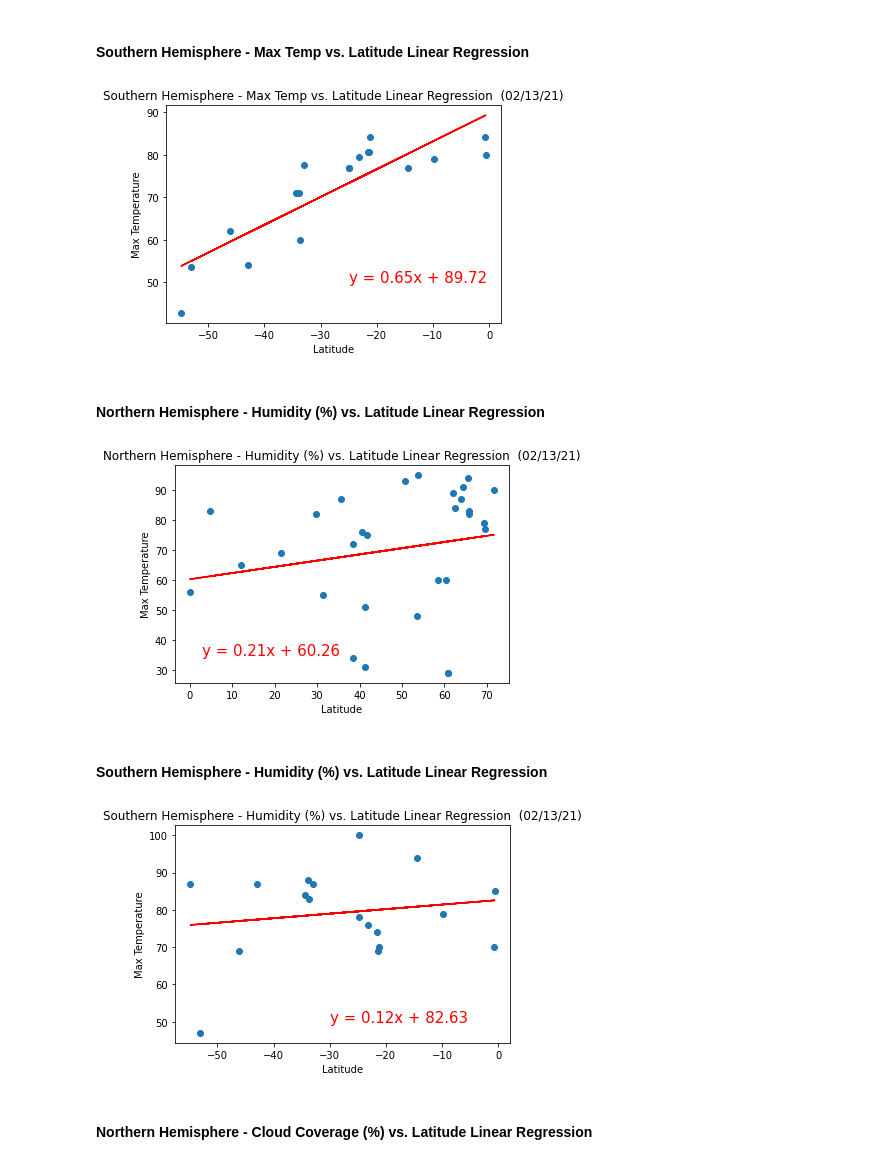
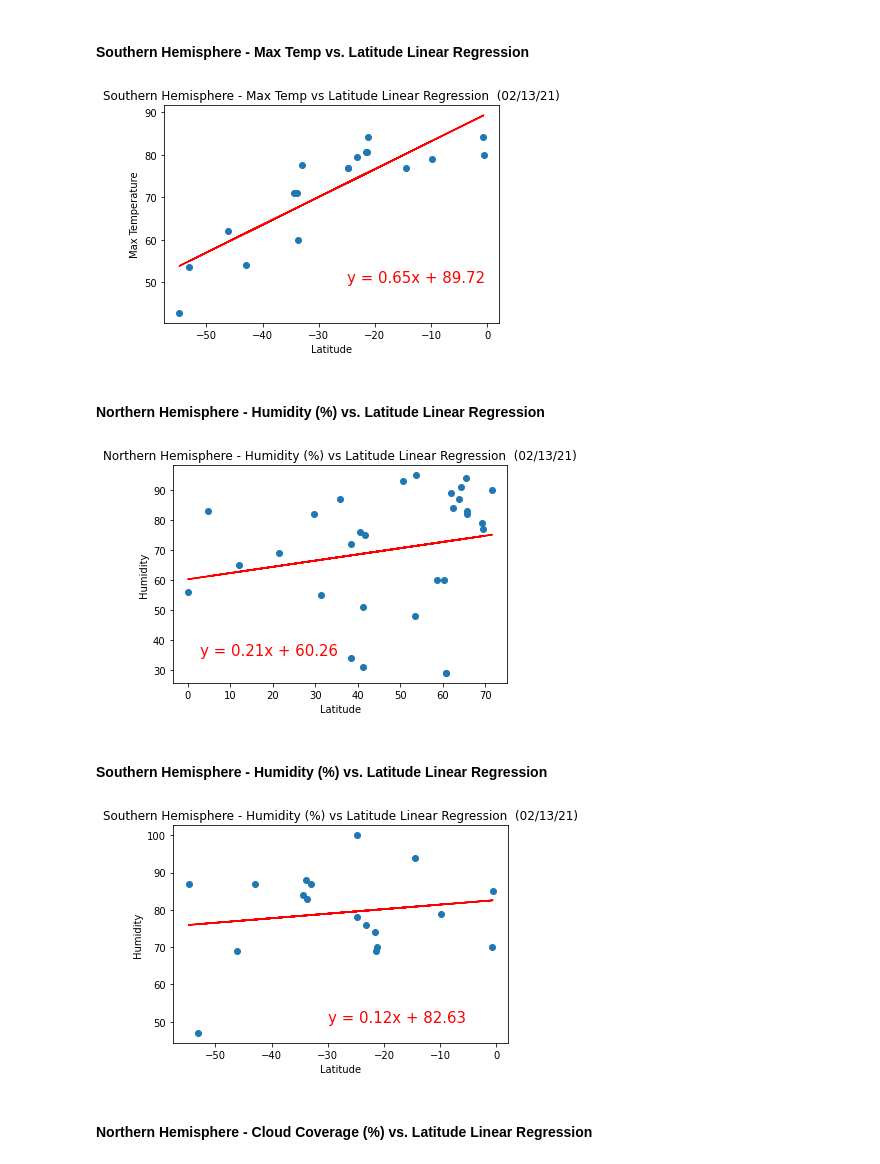
Before and after one commit to RachelFizel/Python-APIs, a Jupyter notebook: WeatherPy/WeatherPy.ipynb, the cells around one changed output. Drawn from its saved outputs; the diff is of its cells as text; code cells hidden in the pictures.

```diff
--- a/WeatherPy/WeatherPy.ipynb
+++ b/WeatherPy/WeatherPy.ipynb
@@ -275,9 +275,8 @@ print(w_slope)
 # %%
 #function
 # Add the linear regression equation and line to plot
-def find_lin_reg(x_values, y_values, title, cordinates):
-#x_values = housing_data['RM']
-#y_values = housing_data['MEDV']
+def find_lin_reg(x_values, y_values, title, y_label, cordinates):
+
     (slope, intercept, rvalue, pvalue, stderr) = linregress(x_values, y_values)
     regress_values = x_values * slope + intercept
     line_eq = "y = " + str(round(slope,2)) + "x + " + str(round(intercept,2))
@@ -285,10 +284,9 @@ def find_lin_reg(x_values, y_values, title, cordinates):
     plt.plot(x_values,regress_values,"r-")
     plt.annotate(line_eq,cordinates,fontsize=15,color="red")
     plt.xlabel('Latitude')
-    plt.ylabel(ylabel)
-    plt.title(ylabel)
+    plt.ylabel(y_label)
     plt.title((title + '  (%s)' % time.strftime("%x")))
-    plt.savefig('Finished')
+    plt.savefig(title)
     plt.show()
 # %%
 northern_data = clean_city_data.loc[clean_city_data["Latitude"]>= 0]
@@ -316,31 +315,34 @@ find_lin_reg(x_values, y_values, title, (5,-30))
 # %%
 x_values = southern_data["Latitude"]
 y_values = southern_data["Max Temperature"]
-title = "Southern Hemisphere - Max Temp vs. Latitude Linear Regression"
+title = "Southern Hemisphere - Max Temp vs Latitude Linear Regression"
+y_label = "Max Temperature"
 
-find_lin_reg(x_values, y_values, title, (-25,50))
+find_lin_reg(x_values, y_values, title, y_label, (-25,50))
 # %% [output]
-[figure, old version]
+[figure, new version]
 # %% [markdown]
 ####  Northern Hemisphere - Humidity (%) vs. Latitude Linear Regression
 # %%
 x_values = northern_data["Latitude"]
 y_values = northern_data["Humidity"]
-title = "Northern Hemisphere - Humidity (%) vs. Latitude Linear Regression"
+title = "Northern Hemisphere - Humidity (%) vs Latitude Linear Regression"
+y_label = "Humidity"
 
-find_lin_reg(x_values, y_values, title, (3,35))
+find_lin_reg(x_values, y_values, title, y_label, (3,35))
 # %% [output]
-[figure, old version]
+[figure, new version]
 # %% [markdown]
 ####  Southern Hemisphere - Humidity (%) vs. Latitude Linear Regression
 # %%
 x_values = southern_data["Latitude"]
 y_values = southern_data["Humidity"]
-title = "Southern Hemisphere - Humidity (%) vs. Latitude Linear Regression"
+title = "Southern Hemisphere - Humidity (%) vs Latitude Linear Regression"
+y_label = "Humidity"
 
-find_lin_reg(x_values, y_values, title, (-30,50))
+find_lin_reg(x_values, y_values, title, y_label, (-30,50))
 # %% [output]
-[figure, old version]
+[figure, new version]
 # %% [markdown]
 ####  Northern Hemisphere - Cloud Coverage (%) vs. Latitude Linear Regression
 # %%
```
Also changed, not shown: parts of 5 cells of this notebook, 9 other files.
